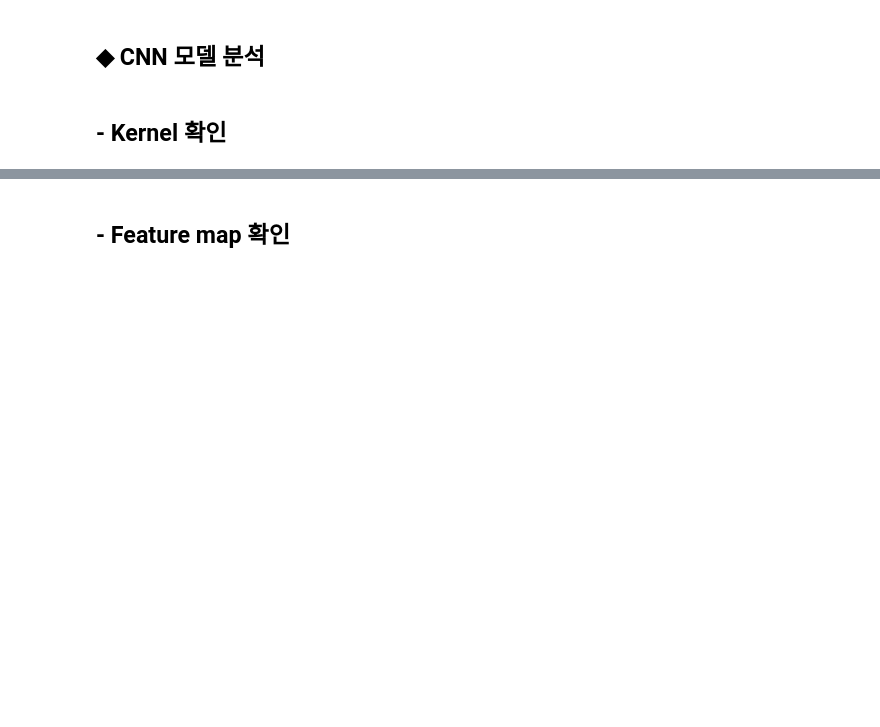
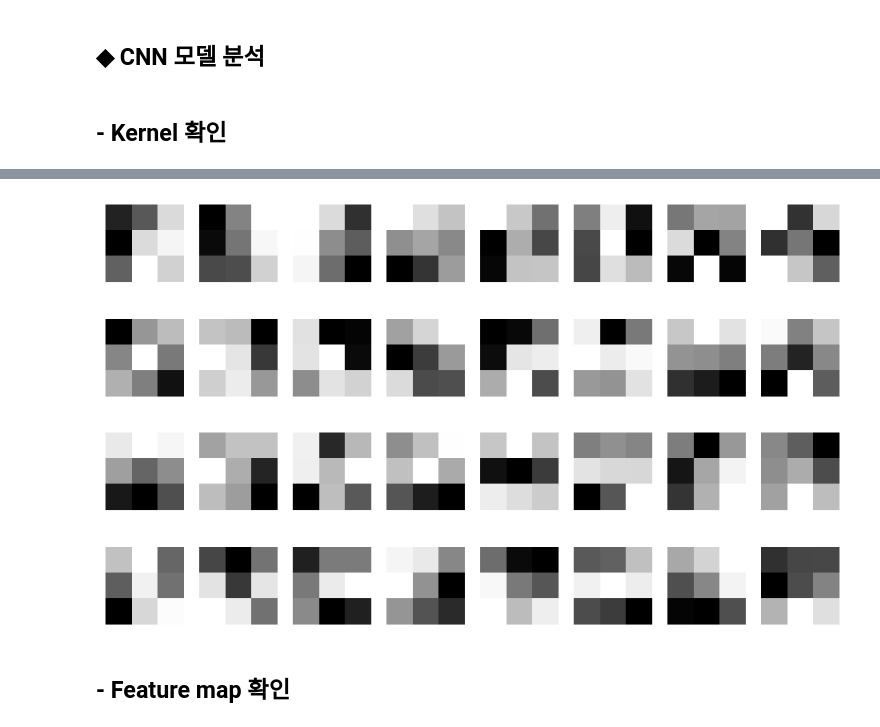
Before and after one commit to gymnopedy01/ictis-2023-ai, a Jupyter notebook: 다운로드/배포_CNN_OCR_face.ipynb, the cells around one changed output, grey strips where cells are left out. Saved outputs shown, nothing was run; the diff lists cells and outputs as text; code cells hidden in the pictures; blank space fills up the shorter version.

```diff
--- a/다운로드/배포_CNN_OCR_face.ipynb
+++ b/다운로드/배포_CNN_OCR_face.ipynb
@@ -197,6 +217,6 @@ pool2 = keras.Model(inputs= model.input, outputs= model.layers[3].output)
 # %% [markdown]
 ## - Kernel 확인
 # %%
-conv = model.layers
+conv = model.layers[0]
 
 print(conv.weights[0].shape, conv.weights[1].shape)
@@ -207,15 +247,17 @@ conv_weights = conv.weights[0].numpy()
 # %%
 import matplotlib.pyplot as plt
 
 fig, axs = plt.subplots(4, 8, figsize=(10,6))
 
 for i in range(4):
     for j in range(8):
-        axs[i, j].imshow(conv_weights[:,:,  , i*8 + j],
+        axs[i, j].imshow(conv_weights[:,:,  0, i*8 + j],
                           cmap='gray')
         axs[i, j].axis('off')
 
 plt.show()
+# %% [output]
+[figure, added]
 # %% [markdown]
 ## - Feature map 확인
 # %%
```
Also changed, not shown: parts of 9 cells of this notebook.
